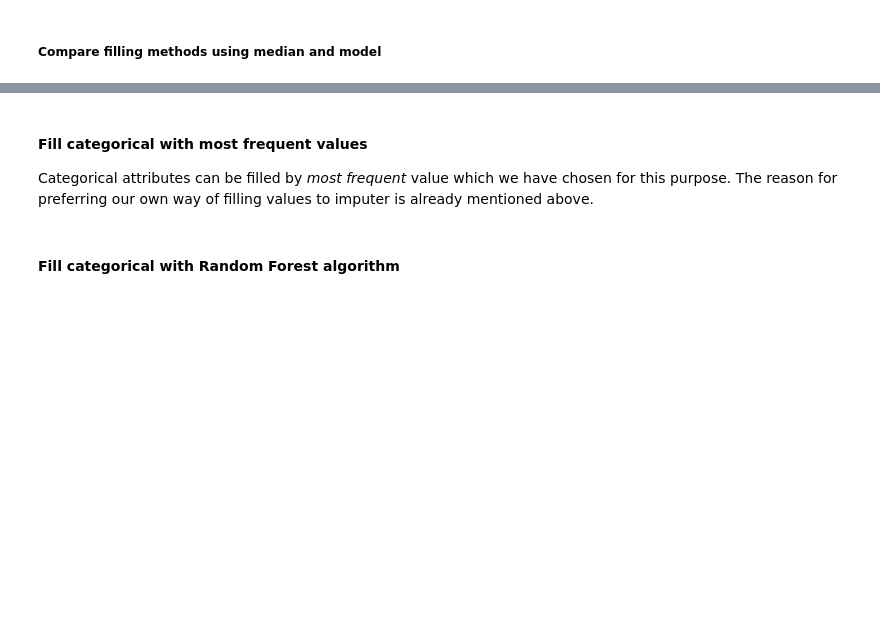
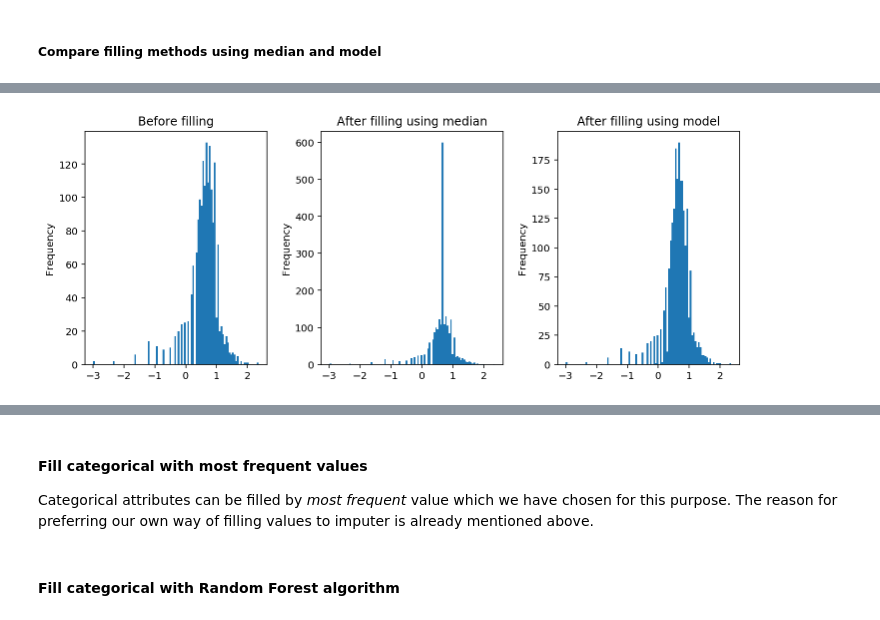
Before and after one commit to pmacinec/iau-project, a Jupyter notebook: macinec_janik_project1_preprocessing.ipynb, the cells around one changed output, grey strips where cells are left out. Saved outputs shown, nothing was run; the diff lists cells and outputs as text; code cells hidden in the pictures; blank space fills up the shorter version.

```diff
--- a/macinec_janik_project1_preprocessing.ipynb
+++ b/macinec_janik_project1_preprocessing.ipynb
@@ -739,0 +732,4 @@ compare_filling(transformed2['FTI_normalized'], transformed3['FTI_normalized_med
+# %%
+compare_filling(only_normalized['T3'], filled_median['T3'], filled_model['T3'])
+# %% [output]
+[figure, added]
```
Also changed, not shown: parts of 72 cells of this notebook.
